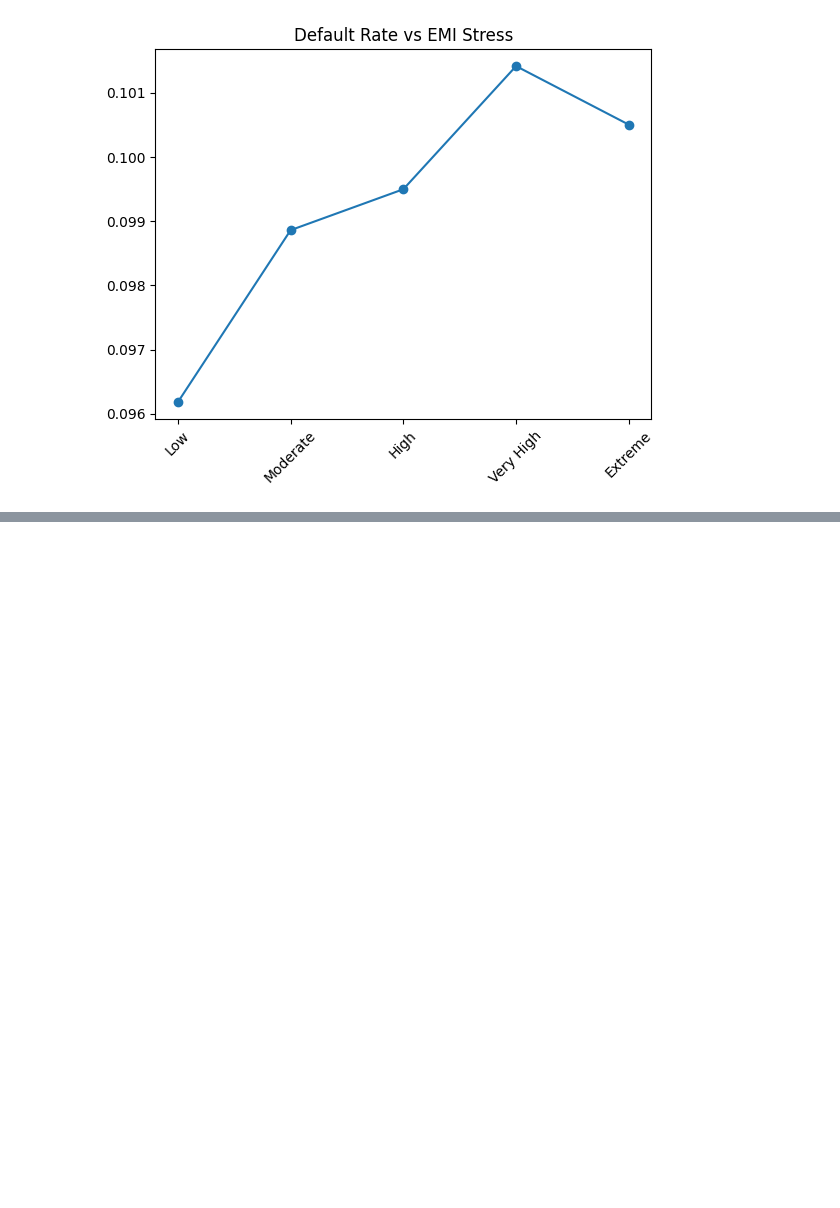
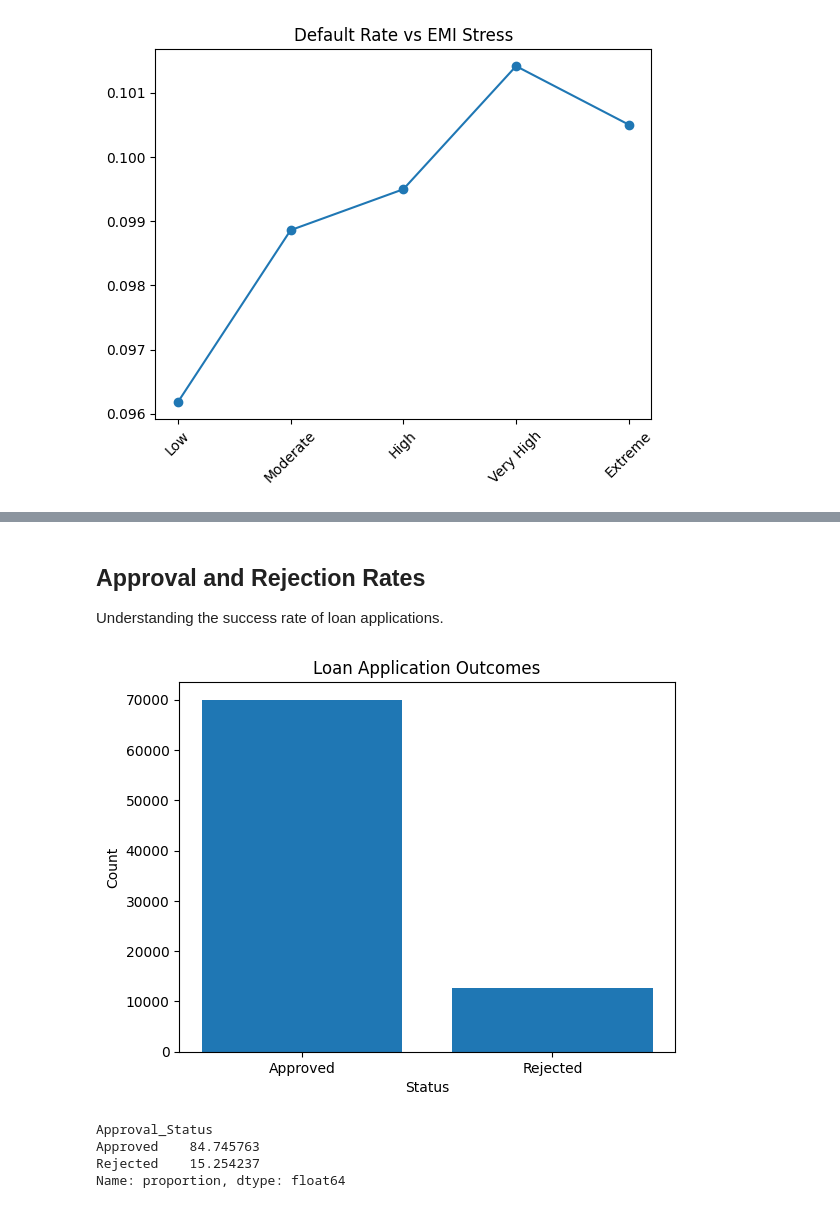
Before and after one commit to madhurmd/hero-fincorp-loan-analysis, a Jupyter notebook: notebooks/analysis.ipynb, the cells around one changed output, grey strips where cells are left out. Cells and saved outputs as stored; diff of their text form; code cells hidden in the pictures; blank space fills up the shorter version.

Commit message:
Completed Task 9:  Loan Application Insights

```diff
--- a/notebooks/analysis.ipynb
+++ b/notebooks/analysis.ipynb
@@ -1148,0 +1154,23 @@ plt.show()
+# %% [markdown]
+## Approval and Rejection Rates
+
+Understanding the success rate of loan applications.
+# %%
+approval_counts = applications['Approval_Status'].value_counts()
+
+plt.figure()
+plt.bar(approval_counts.index, approval_counts.values)
+plt.title("Loan Application Outcomes")
+plt.xlabel("Status")
+plt.ylabel("Count")
+plt.show()
+# %% [output]
+[figure, added]
+# %%
+approval_rate = applications['Approval_Status'].value_counts(normalize=True) * 100
+print(approval_rate)
+# %% [output]
+Approval_Status
+Approved    84.745763
+Rejected    15.254237
+Name: proportion, dtype: float64
```
Also changed, not shown: parts of 13 cells of this notebook.
